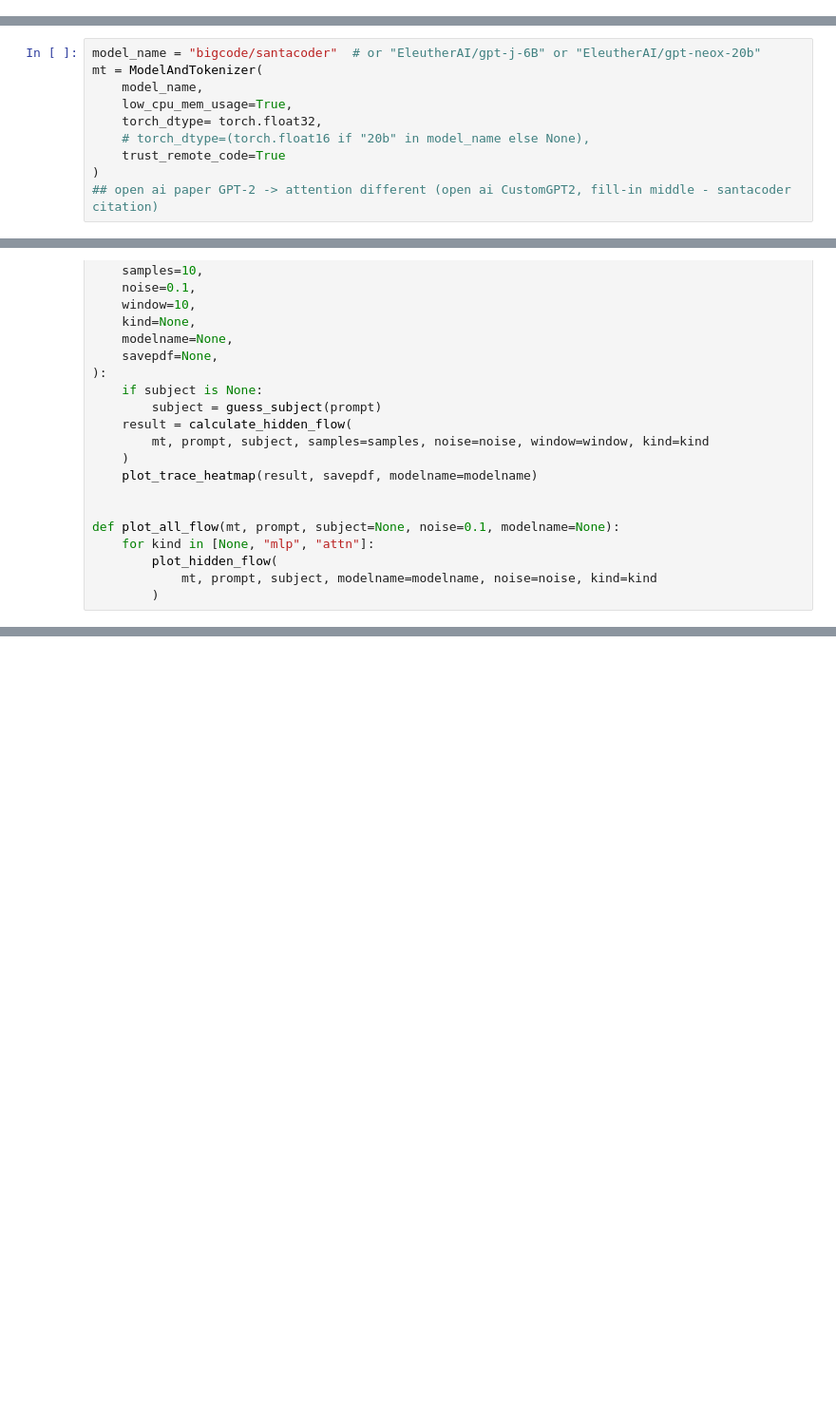
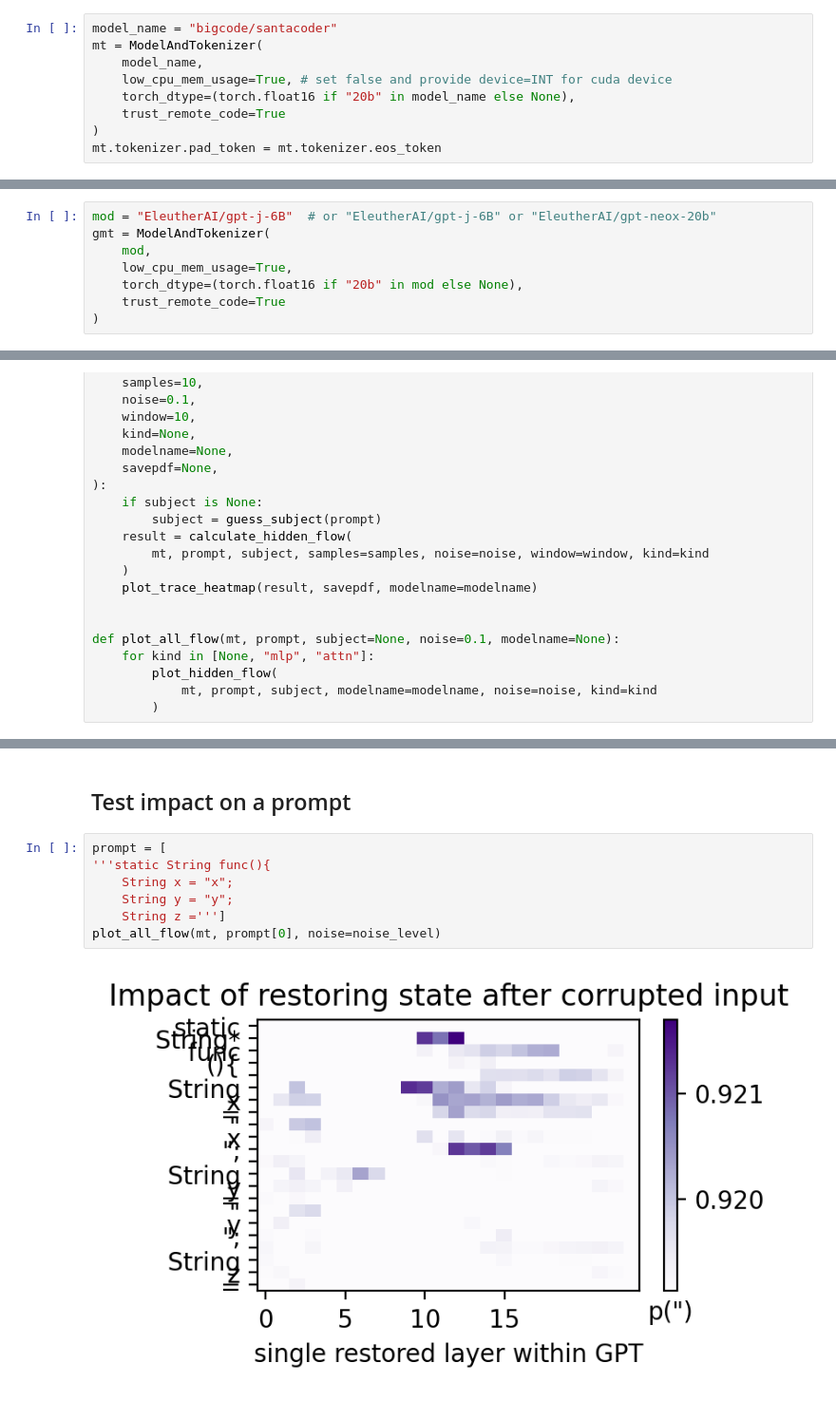
Before and after one commit to nuprl/codetrace, a Jupyter notebook: codetrace.ipynb, the cells around one changed output, grey strips where cells are left out. Shown at 95% size. Saved outputs shown, nothing was run; the diff lists cells and outputs as text; blank space fills up the shorter version.

```diff
--- a/codetrace.ipynb
+++ b/codetrace.ipynb
@@ -40,3 +48,12 @@ from rome.dsets import KnownsDataset
 torch.set_grad_enabled(False)
 # %% [output]
 <torch.autograd.grad_mode.set_grad_enabled at 0x...>
+# %%
+model_name = "bigcode/santacoder"
+mt = ModelAndTokenizer(
+    model_name,
+    low_cpu_mem_usage=True, # set false and provide device=INT for cuda device
+    torch_dtype=(torch.float16 if "20b" in model_name else None),
+    trust_remote_code=True
+)
+mt.tokenizer.pad_token = mt.tokenizer.eos_token
@@ -43,10 +76,8 @@ torch.set_grad_enabled(False)
 # %%
-model_name = "bigcode/santacoder"  # or "EleutherAI/gpt-j-6B" or "EleutherAI/gpt-neox-20b"
-mt = ModelAndTokenizer(
-    model_name,
+mod = "EleutherAI/gpt-j-6B"  # or "EleutherAI/gpt-j-6B" or "EleutherAI/gpt-neox-20b"
+gmt = ModelAndTokenizer(
+    mod,
     low_cpu_mem_usage=True,
-    torch_dtype= torch.float32,
-    # torch_dtype=(torch.float16 if "20b" in model_name else None),
+    torch_dtype=(torch.float16 if "20b" in mod else None),
     trust_remote_code=True
 )
-## open ai paper GPT-2 -> attention different (open ai CustomGPT2, fill-in middle - santacoder citation)
@@ -201,0 +276,11 @@ findfont: Font family ['Times New Roman'] not found. Falling back to DejaVu Sans
+# %% [markdown]
+## Test impact on a prompt
+# %%
+prompt = [
+'''static String func(){
+    String x = "x";
+    String y = "y";
+    String z =''']
+plot_all_flow(mt, prompt[0], noise=noise_level)
+# %% [output]
+[figure, added]
```
Also changed, not shown: parts of 31 cells of this notebook, 22 other files.
